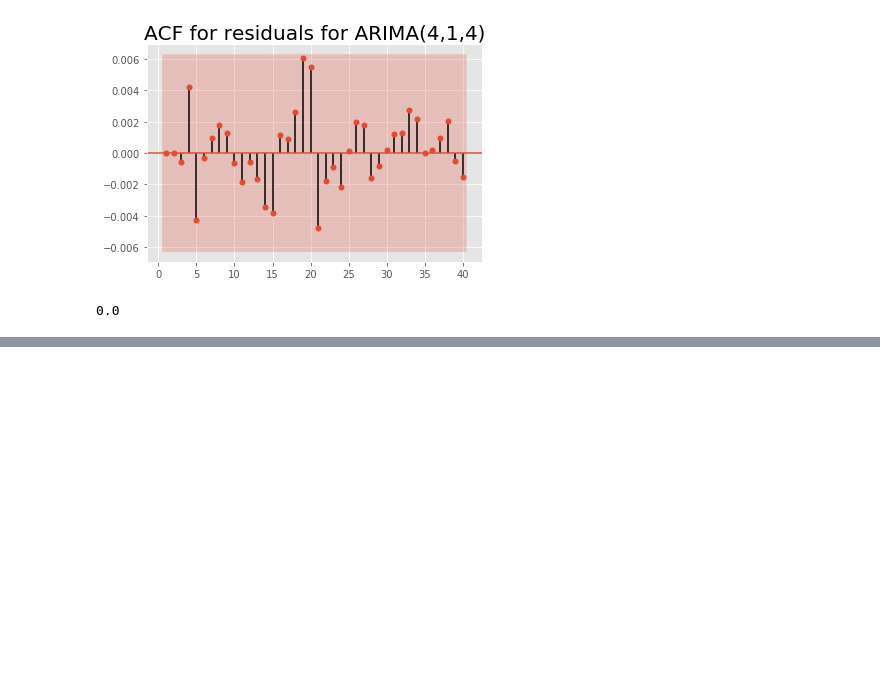
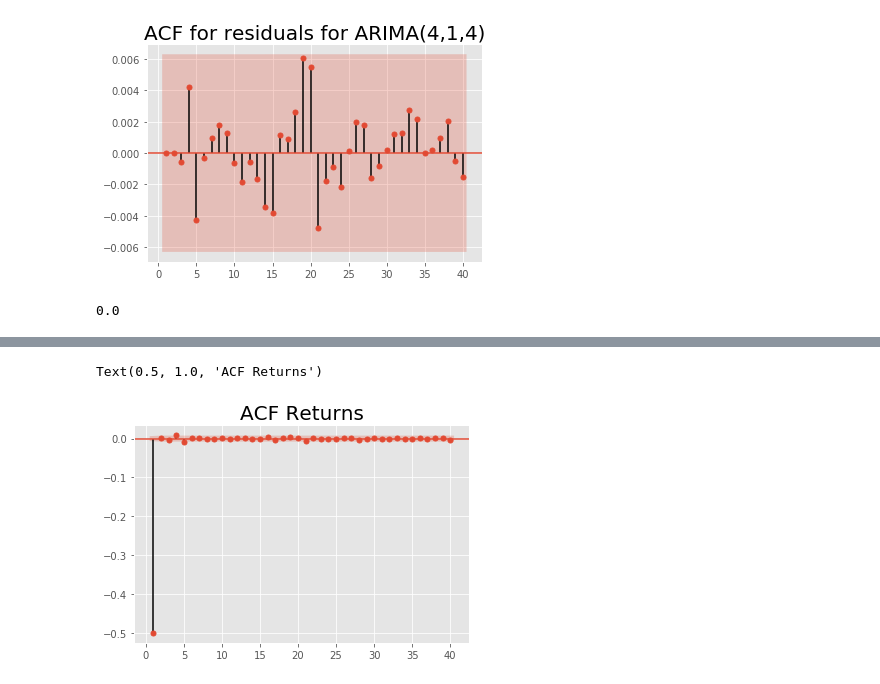
Before and after one commit to BAGLAT/Time-Series-Analysis-HFT, a Jupyter notebook: Time Series SPY 1 Min.ipynb, the cells around one changed output, grey strips where cells are left out. Drawn from its saved outputs; the diff is of its cells as text; code cells hidden in the pictures; blank space fills up the shorter version.

```diff
--- a/Time Series SPY 1 Min.ipynb
+++ b/Time Series SPY 1 Min.ipynb
@@ -1553,0 +1647,6 @@ LLR(result_ar_3_i_1_ma_4,result_ar_4_i_1_ma_4,DF=1)
+# %%
+sgt.plot_acf(df3['returns'][1:],zero=False, lags=40)
+plt.title("ACF Returns",size=20)
+# %% [output]
+Text(0.5, 1.0, 'ACF Returns')
+[figure, added]
```
Also changed, not shown: parts of 52 cells of this notebook.
